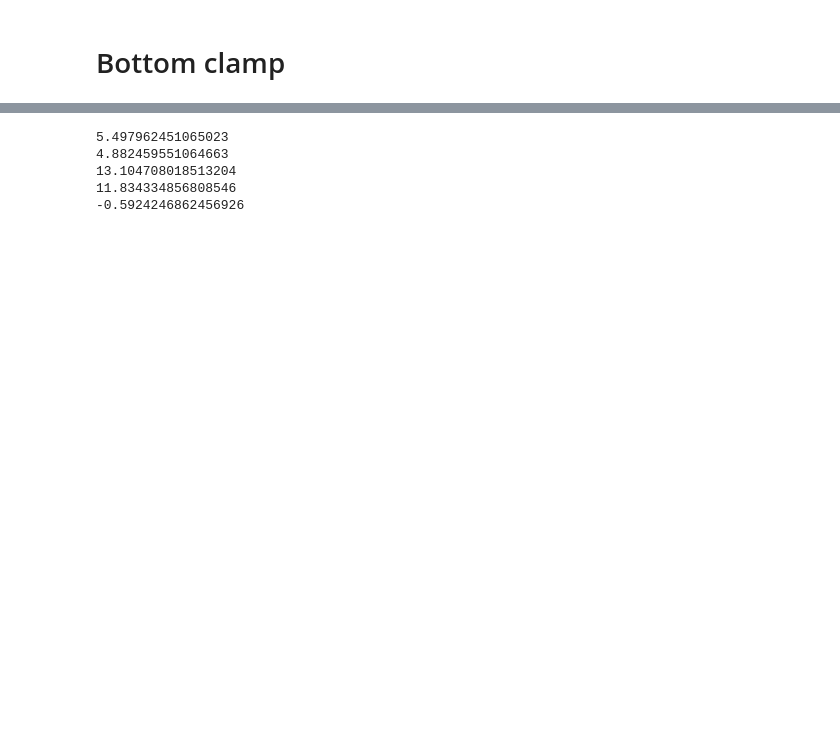
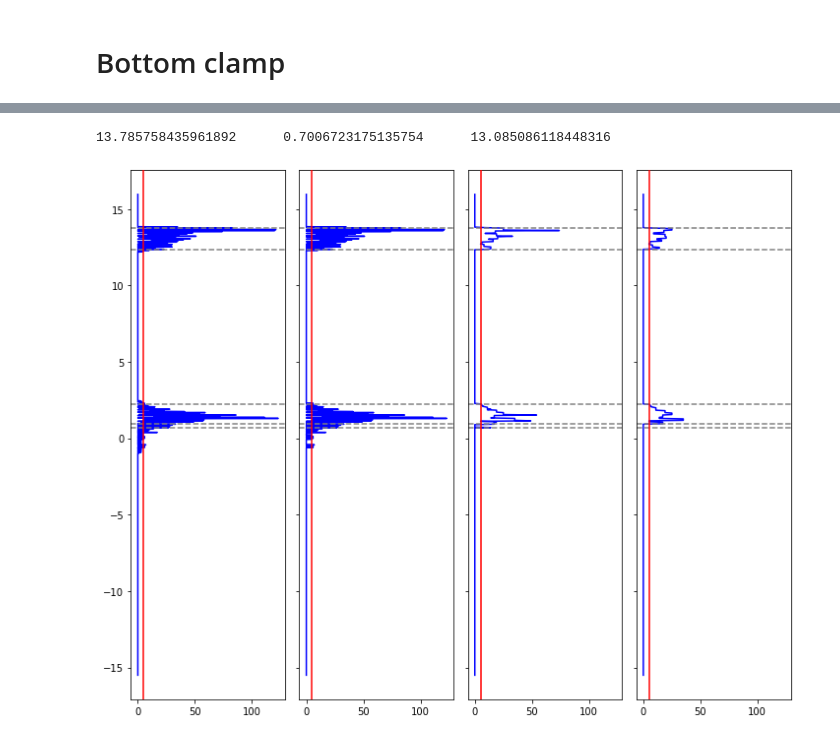
Before and after one commit to amezqui3/walnut_tda, a Jupyter notebook: jupyter/18_kernel_traditional.ipynb, the cells around one changed output, grey strips where cells are left out. Drawn from its saved outputs; the diff is of its cells as text; code cells hidden in the pictures; blank space fills up the shorter version.

```diff
--- a/jupyter/18_kernel_traditional.ipynb
+++ b/jupyter/18_kernel_traditional.ipynb
@@ -35,9 +38,9 @@ mborder[1,1,1] = -np.sum(mborder) - 1
 # %%
-idname = '2011SBb'
+idname = 'GB'
 
-rownum = 3
-treenum = 9
-nutnum = 9
+rownum = 5
+treenum = 3
+nutnum = 1
 
 bname = idname + '_R{}_T{}'.format(rownum, treenum)
 fname = bname + '_{:03d}'.format(nutnum)
@@ -123,2 +169,7 @@ print(np.round([krumbein, corey, sneed, janke, c/a],3), sep='\t')
+# %%
+kk = 1
+mask = (np.abs(mcoords[1]) <= kk) & (np.abs(mcoords[2]) <= kk)
+spine = mcoords[:, mask]
+outer = mcoords[:, ~mask]
 # %% [markdown]
 # Bottom clamp
@@ -249,15 +239,33 @@ print(head[0] - armx[foo])
-# %%
-print(leg0y - leg1y)
-print(leg3y - leg2y)
-
-print(arm0y - arm1y)
-print(arm3y - arm2y)
-
-foo = np.argmax(np.abs(head[0] - armx))
-print(head[0] - armx[foo])
-# %% [output]
-5.497962451065023
-4.882459551064663
-13.104708018513204
-11.834334856808546
--0.5924246862456926
+# %%
+# central bit
+
+kk = 1
+hist, bins = np.histogram(spine[0], bins=np.linspace(kminis[0], kmaxes[0], 1000), density = False)
+hist0 = hist.copy()
+thr = np.quantile(hist0[hist0 > 0], 0.25)
+hist[hist < thr] = 0
+fhist = ndimage.median_filter(hist, size=5, mode='constant', cval=0)
+mhistc = ndimage.minimum_filter1d(fhist, size=3, mode='constant', cval=0)
+zeros = bins[1:][(mhistc == 0) & (fhist > 0)]
+zeros = zeros[zeros > -3]
+htop = np.max(zeros)
+hbot = np.min(zeros)
+hlength = htop - hbot
+print(htop, hbot, hlength, sep='\t')
+
+fig, ax = plt.subplots(1,4,figsize=(10,8), sharex=True, sharey=True)
+ax = np.atleast_1d(ax).ravel() ; i = 0
+ax[i].plot(hist0, bins[1:],c='b'); i += 1
+ax[i].plot(hist, bins[1:],c='b'); i += 1
+ax[i].plot(fhist, bins[1:],c='b'); i += 1
+ax[i].plot(mhistc, bins[1:],c='b')
+
+for i in range(len(ax)):
+    ax[i].axvline(thr, c='r', zorder=9)
+    for z in zeros:
+        ax[i].axhline(z, c='gray', ls='--')
+
+fig.tight_layout();
+# %% [output]
+13.785758435961892      0.7006723175135754      13.085086118448316
+[figure, added]
```
Also changed, not shown: parts of 25 cells of this notebook, 4 other files.
